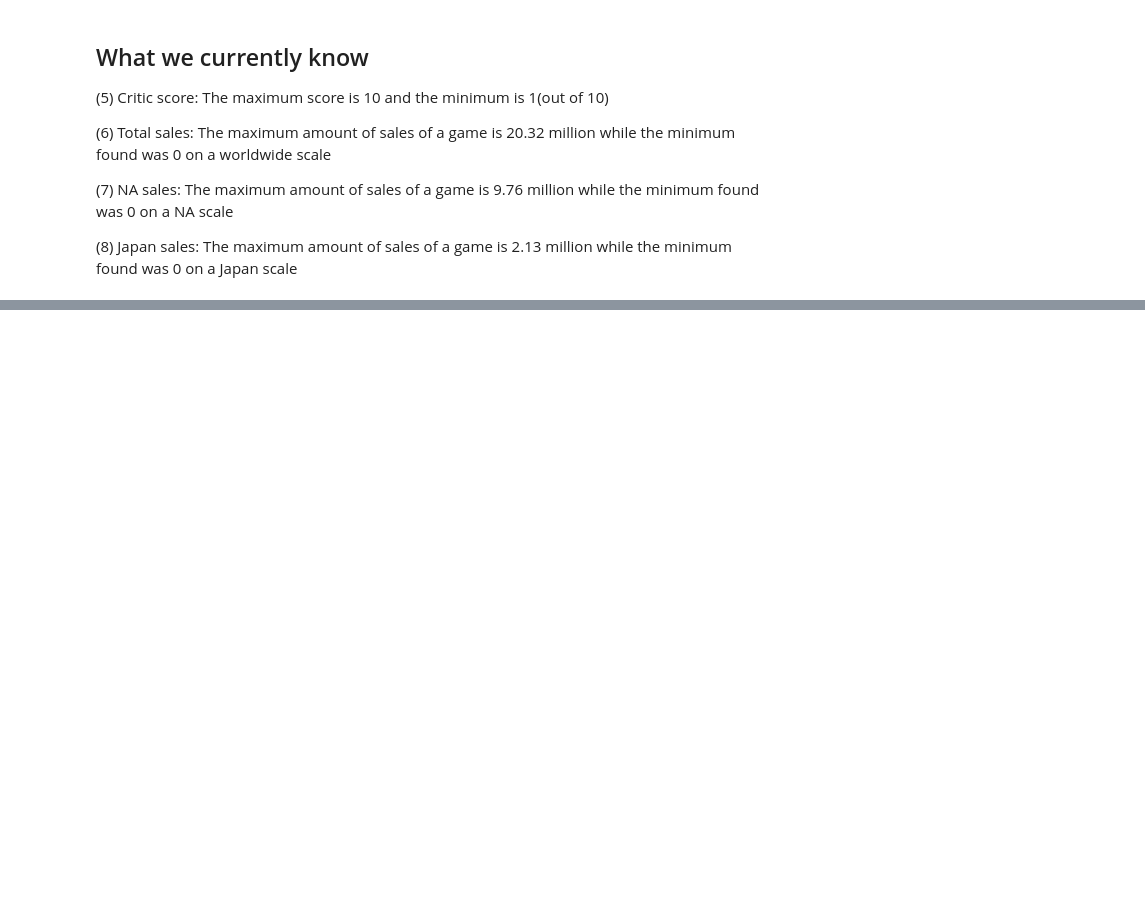
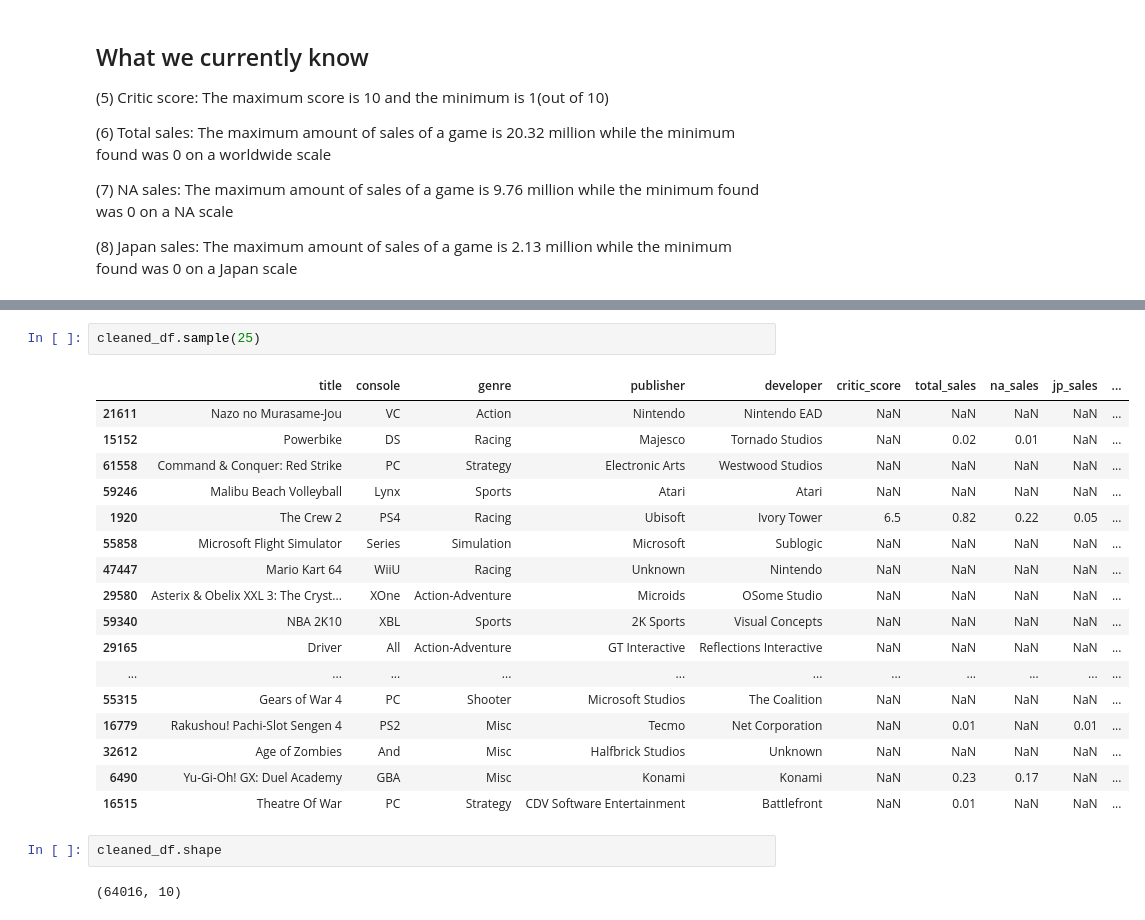
Before and after one commit to Mihail-kenarov/Video_Games_Recommendation_ML, a Jupyter notebook: VGRecommendations.ipynb, the cells around one changed output, grey strips where cells are left out. Cells and saved outputs as stored; diff of their text form; blank space fills up the shorter version.

```diff
--- a/VGRecommendations.ipynb
+++ b/VGRecommendations.ipynb
@@ -149,0 +271,24 @@ There is quite a lot of missing data still that I am not sure I cmopletly need.
+# %%
+cleaned_df.sample(25)
+# %% [output]
+|  | title | console | genre | publisher | developer | critic_score | total_sales | na_sales | jp_sales | ... |
+| 21611 | Nazo no Murasame-Jou | VC | Action | Nintendo | Nintendo EAD | NaN | NaN | NaN | NaN | ... |
+| 15152 | Powerbike | DS | Racing | Majesco | Tornado Studios | NaN | 0.02 | 0.01 | NaN | ... |
+| 61558 | Command & Conquer: Red Strike | PC | Strategy | Electronic Arts | Westwood Studios | NaN | NaN | NaN | NaN | ... |
+| 59246 | Malibu Beach Volleyball | Lynx | Sports | Atari | Atari | NaN | NaN | NaN | NaN | ... |
+| 1920 | The Crew 2 | PS4 | Racing | Ubisoft | Ivory Tower | 6.5 | 0.82 | 0.22 | 0.05 | ... |
+| 55858 | Microsoft Flight Simulator | Series | Simulation | Microsoft | Sublogic | NaN | NaN | NaN | NaN | ... |
+| 47447 | Mario Kart 64 | WiiU | Racing | Unknown | Nintendo | NaN | NaN | NaN | NaN | ... |
+| 29580 | Asterix & Obelix XXL 3: The Cryst... | XOne | Action-Adventure | Microids | OSome Studio | NaN | NaN | NaN | NaN | ... |
+| 59340 | NBA 2K10 | XBL | Sports | 2K Sports | Visual Concepts | NaN | NaN | NaN | NaN | ... |
+| 29165 | Driver | All | Action-Adventure | GT Interactive | Reflections Interactive | NaN | NaN | NaN | NaN | ... |
+| ... | ... | ... | ... | ... | ... | ... | ... | ... | ... | ... |
+| 55315 | Gears of War 4 | PC | Shooter | Microsoft Studios | The Coalition | NaN | NaN | NaN | NaN | ... |
+| 16779 | Rakushou! Pachi-Slot Sengen 4 | PS2 | Misc | Tecmo | Net Corporation | NaN | 0.01 | NaN | 0.01 | ... |
+| 32612 | Age of Zombies | And | Misc | Halfbrick Studios | Unknown | NaN | NaN | NaN | NaN | ... |
+| 6490 | Yu-Gi-Oh! GX: Duel Academy | GBA | Misc | Konami | Konami | NaN | 0.23 | 0.17 | NaN | ... |
+| 16515 | Theatre Of War | PC | Strategy | CDV Software Entertainment | Battlefront | NaN | 0.01 | NaN | NaN | ... |
+# %%
+cleaned_df.shape
+# %% [output]
+(64016, 10)
```
Also changed, not shown: parts of 19 cells of this notebook, 10 other files.
